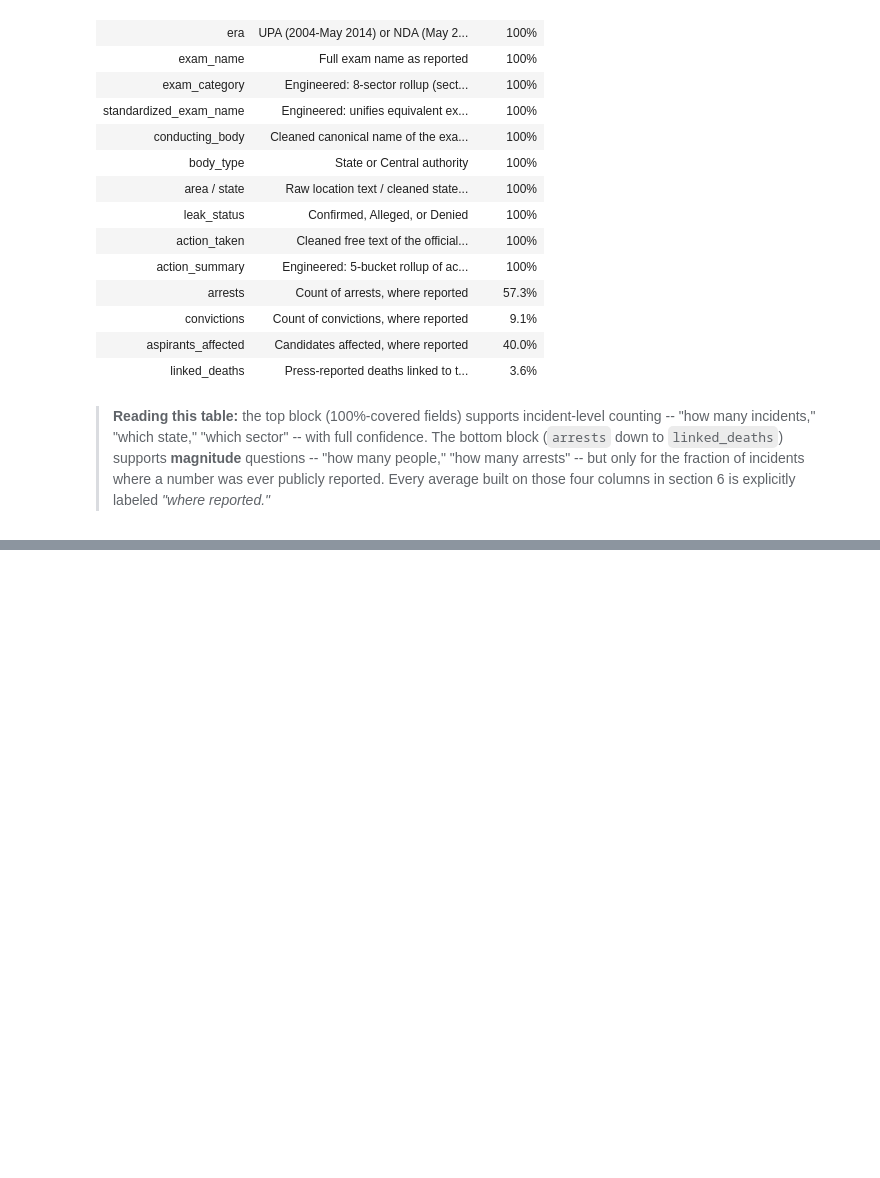
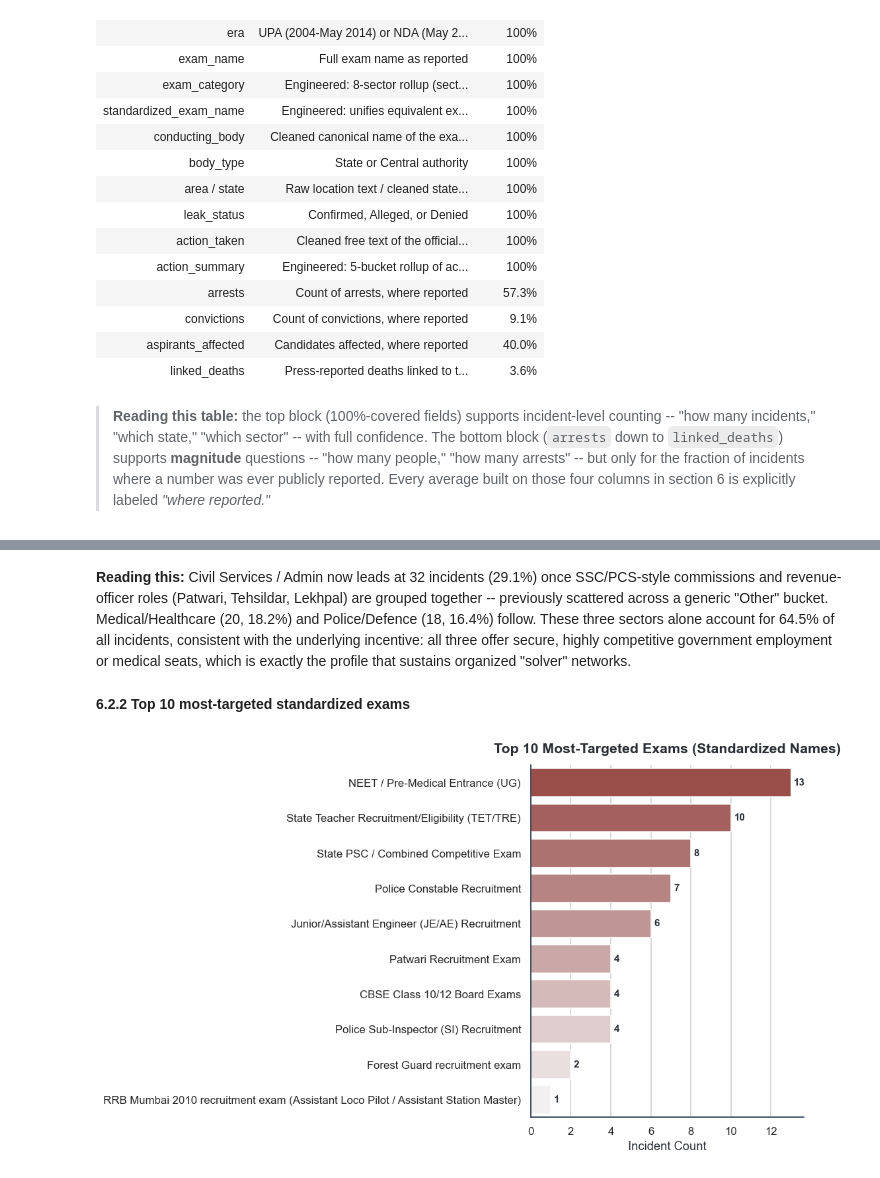
Before and after one commit to Vaibhavs7707/Paper-Leak-Analysis-in-India-2004-2026, a Jupyter notebook: paper_leak_analysisV3.ipynb, the cells around one changed output, grey strips where cells are left out. Saved outputs shown, nothing was run; the diff lists cells and outputs as text; code cells hidden in the pictures; blank space fills up the shorter version.

```diff
--- a/paper_leak_analysisV3.ipynb
+++ b/paper_leak_analysisV3.ipynb
@@ -424,0 +542,22 @@ data_dict.style.set_properties(**{'text-align':'left'}).set_table_styles(
+# %% [markdown]
+**Reading this:** Civil Services / Admin now leads at 32 incidents (29.1%) once SSC/PCS-style commissions
+and revenue-officer roles (Patwari, Tehsildar, Lekhpal) are grouped together -- previously scattered across a
+generic "Other" bucket. Medical/Healthcare (20, 18.2%) and Police/Defence (18, 16.4%) follow. These three
+sectors alone account for 64.5% of all incidents, consistent with the underlying incentive: all three offer
+secure, highly competitive government employment or medical seats, which is exactly the profile that sustains
+organized "solver" networks.
+# %% [markdown]
+**6.2.2 Top 10 most-targeted standardized exams**
+# %%
+plt.figure(figsize=(10, 6))
+top_exams = df['standardized_exam_name'].value_counts().head(10).reset_index()
+top_exams.columns = ['exam', 'count']
+ax = sns.barplot(data=top_exams, y='exam', x='count', hue='exam', palette=seq_palette(len(top_exams)), legend=False)
+plt.title('Top 10 Most-Targeted Exams (Standardized Names)', fontsize=14, fontweight='bold', pad=12)
+plt.xlabel('Incident Count'); plt.ylabel('')
+annotate_bars(ax, fmt='{:.0f}', orient='h')
+plt.gca().spines[['top','right']].set_visible(False)
+plt.tight_layout()
+plt.show()
+# %% [output]
+[figure, added]
```
Also changed, not shown: parts of 36 cells of this notebook.
